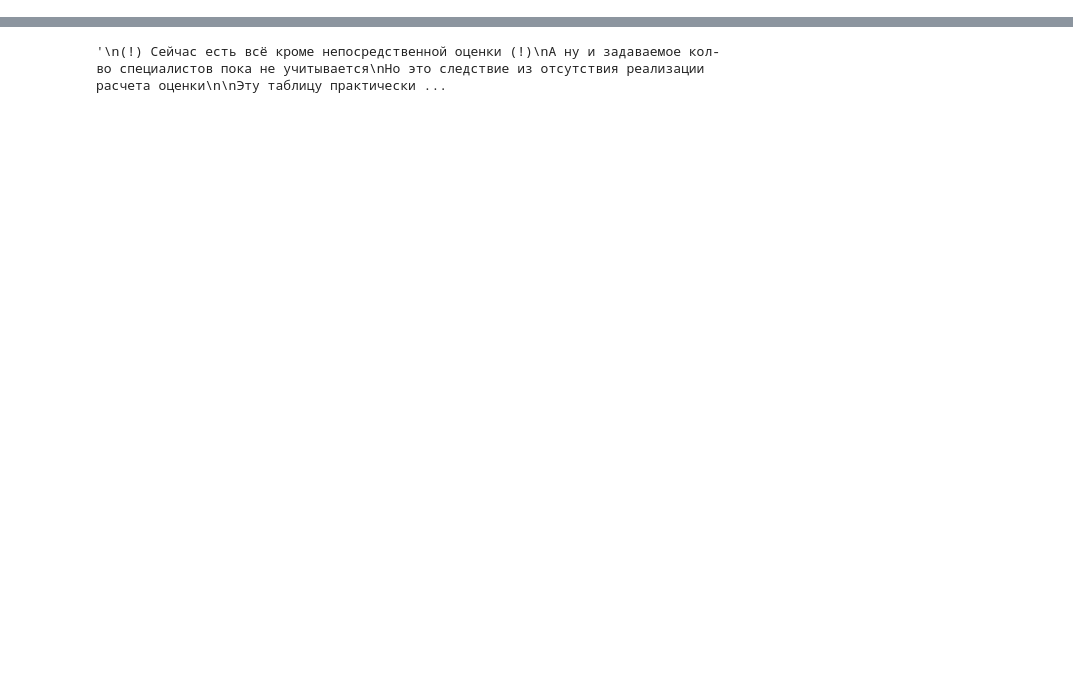
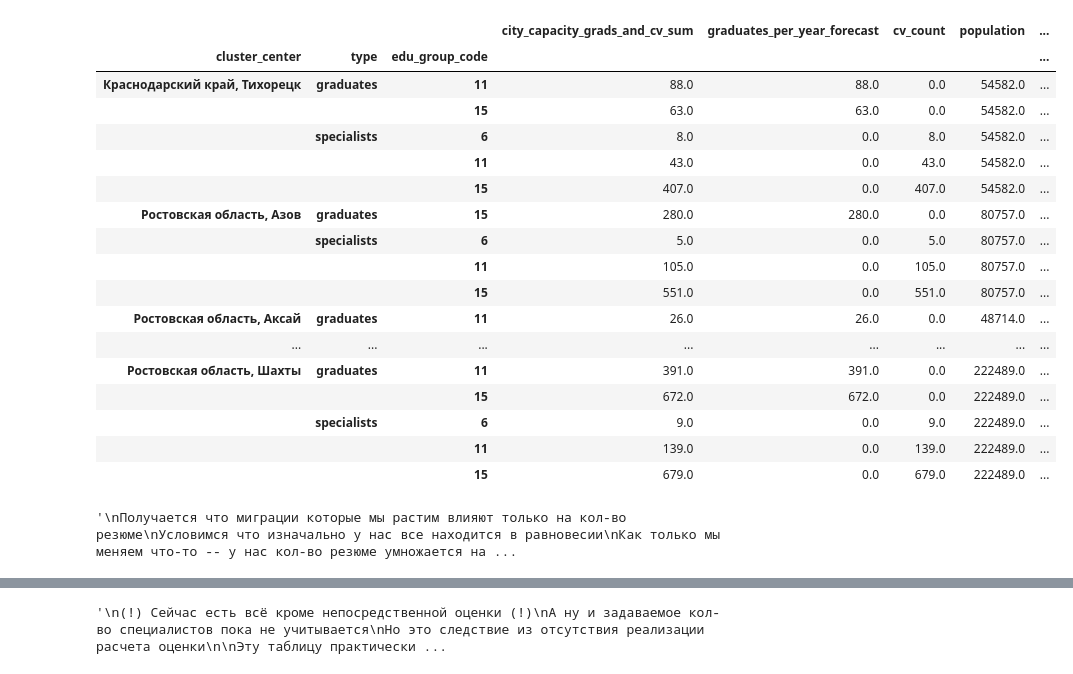
Before and after one commit to GeorgeKontsevik/planter, a Jupyter notebook: examples/2. calc_dists_hex.ipynb, the cells around one changed output, grey strips where cells are left out. Drawn from its saved outputs; the diff is of its cells as text; code cells hidden in the pictures; blank space fills up the shorter version.

```diff
--- a/examples/2. calc_dists_hex.ipynb
+++ b/examples/2. calc_dists_hex.ipynb
@@ -159,0 +178,7 @@ print(grad_col, fact_col, competitor_fatories)
+# %%
+groups = []
+
+for k, v in uinput_spec_num_2.items():
+    groups += v
+# %%
+groups = set(groups)
@@ -175,0 +226,4 @@ cv.drop_duplicates(subset=["speciality", "edu_group_code"])
+# %%
+grouped_grads.reset_index(drop=False, inplace=True)
+mask_groups = grouped_grads["edu_group_code"].isin(groups)
+grouped_grads = grouped_grads[mask_groups]
@@ -176,49 +260,45 @@ cv.drop_duplicates(subset=["speciality", "edu_group_code"])
 # %%
+grouped_grads.loc[grouped_grads["type"] == "ВПО", "type"] = "СПО"
+grouped_grads.loc[grouped_grads["type"] == "СПО", "type"] = "graduates"
+grouped_grads.loc[grouped_grads["type"] == "CV", "type"] = "specialists"
+
 grouped_grads = (
-    grouped_grads.reset_index(drop=False)
-    .groupby(["cluster_center", "type"])[["city_capacity_grads_and_cv_sum", "id_cv"]]
+    grouped_grads.set_index("cluster_center")
+    .groupby(["cluster_center", "type", "edu_group_code"])[
+        ["city_capacity_grads_and_cv_sum", "graduates_per_year_forecast", "cv_count"]
+    ]
     .sum()
     .join(
         cities[
             ["region_city", "population", "num_in_migration"]
             + grad_col
             + fact_col
             + ["factories_total"]
             + ["competitors_factories_num"]
         ]
         .rename(columns={"region_city": "cluster_center"})
         .set_index("cluster_center"),
         how="left",
     )
 )
 
-grouped_grads[
-    [
-        "num_in_migration",
-        "graduates_oil_and_gas_ext",
-        "factories_oil_and_gas_ext",
-        "factories_total",
-        "city_capacity_grads_and_cv_sum",
-        "population",
-        "competitors_factories_num",
-    ]
-] = (
-    grouped_grads[
-        [
-            "num_in_migration",
-            "graduates_oil_and_gas_ext",
-            "factories_oil_and_gas_ext",
-            "factories_total",
-            "city_capacity_grads_and_cv_sum",
-            "population",
-            "competitors_factories_num",
-        ]
-    ]
-    .round(0)
-    .fillna(0)
-    .astype(int)
-)
-
-grouped_grads["working_population"] = (
-    (grouped_grads["population"] * 0.65).round(0).astype(int)
-)
+grouped_grads
+# %% [output]
+|  |  |  | city_capacity_grads_and_cv_sum | graduates_per_year_forecast | cv_count | population | ... |
+| cluster_center | type | edu_group_code |  |  |  |  | ... |
+| Краснодарский край, Тихорецк | graduates | 11 | 88.0 | 88.0 | 0.0 | 54582.0 | ... |
+|  |  | 15 | 63.0 | 63.0 | 0.0 | 54582.0 | ... |
+|  | specialists | 6 | 8.0 | 0.0 | 8.0 | 54582.0 | ... |
+|  |  | 11 | 43.0 | 0.0 | 43.0 | 54582.0 | ... |
+|  |  | 15 | 407.0 | 0.0 | 407.0 | 54582.0 | ... |
+| Ростовская область, Азов | graduates | 15 | 280.0 | 280.0 | 0.0 | 80757.0 | ... |
+|  | specialists | 6 | 5.0 | 0.0 | 5.0 | 80757.0 | ... |
+|  |  | 11 | 105.0 | 0.0 | 105.0 | 80757.0 | ... |
+|  |  | 15 | 551.0 | 0.0 | 551.0 | 80757.0 | ... |
+| Ростовская область, Аксай | graduates | 11 | 26.0 | 26.0 | 0.0 | 48714.0 | ... |
+| ... | ... | ... | ... | ... | ... | ... | ... |
+| Ростовская область, Шахты | graduates | 11 | 391.0 | 391.0 | 0.0 | 222489.0 | ... |
+|  |  | 15 | 672.0 | 672.0 | 0.0 | 222489.0 | ... |
+|  | specialists | 6 | 9.0 | 0.0 | 9.0 | 222489.0 | ... |
+|  |  | 11 | 139.0 | 0.0 | 139.0 | 222489.0 | ... |
+|  |  | 15 | 679.0 | 0.0 | 679.0 | 222489.0 | ... |
@@ -224,0 +320,8 @@ grouped_grads["working_population"] = (
+# %%
+"""
+Получается что миграции которые мы растим влияют только на кол-во резюме
+Условимся что изначально у нас все находится в равновесии
+Как только мы меняем что-то -- у нас кол-во резюме умножается на процент изменения входящей миграции (было 100 - стало 200 -- умножаем на 2)
+"""
+# %% [output]
+'\nПолучается что миграции которые мы растим влияют только на кол-во резюме\nУсловимся что изначально у нас все находится в равновесии\nКак только мы меняем что-то -- у нас кол-во резюме умножается на ...
```
Also changed, not shown: parts of 31 cells of this notebook, 8 other files.
